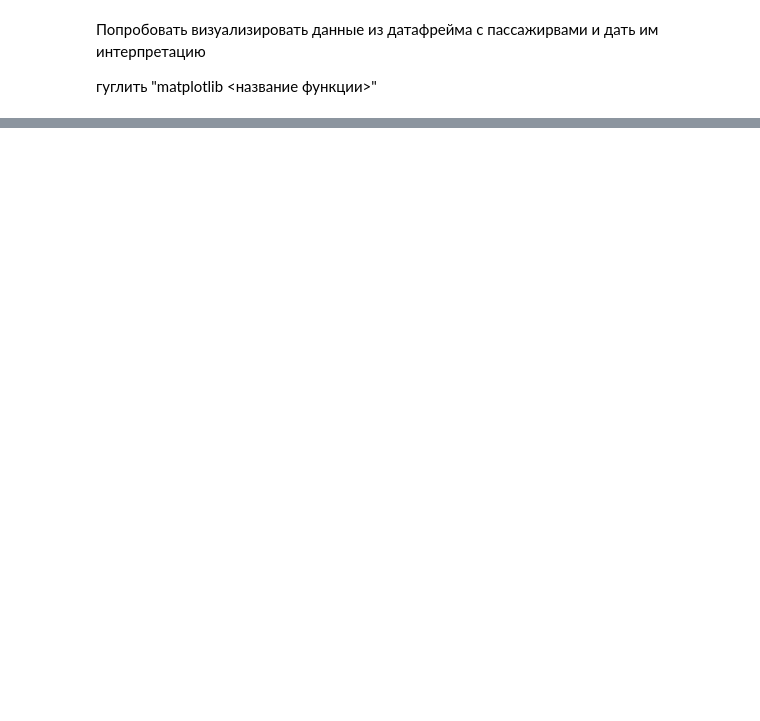
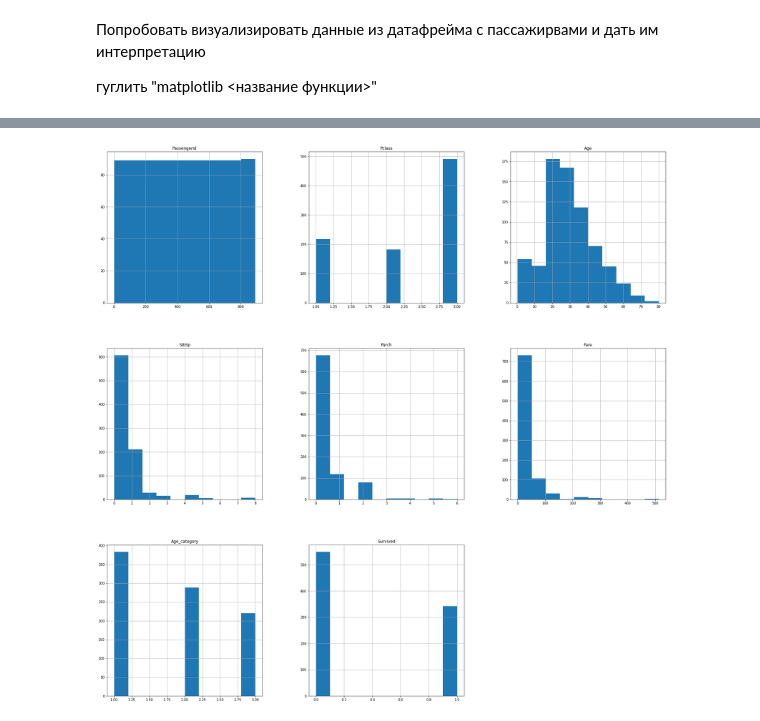
Before and after one commit to SvetoforColumb/product_analyst_course, a Jupyter notebook: notebooks/lesson_2_pandas.ipynb, the cells around one changed output, grey strips where cells are left out. Cells and saved outputs as stored; diff of their text form; code cells hidden in the pictures; blank space fills up the shorter version.

```diff
--- a/notebooks/lesson_2_pandas.ipynb
+++ b/notebooks/lesson_2_pandas.ipynb
@@ -862 +957,9 @@ pd.plotting.scatter_matrix?
+# %%
+passengers_df.hist(figsize = (30, 30))
+plt.show()
+
+# 3 класс самый популярный
+# Большинство не выжили
+# %% [output]
+[figure, added]
 # %%
```
Also changed, not shown: parts of 27 cells of this notebook, 2 other files.
